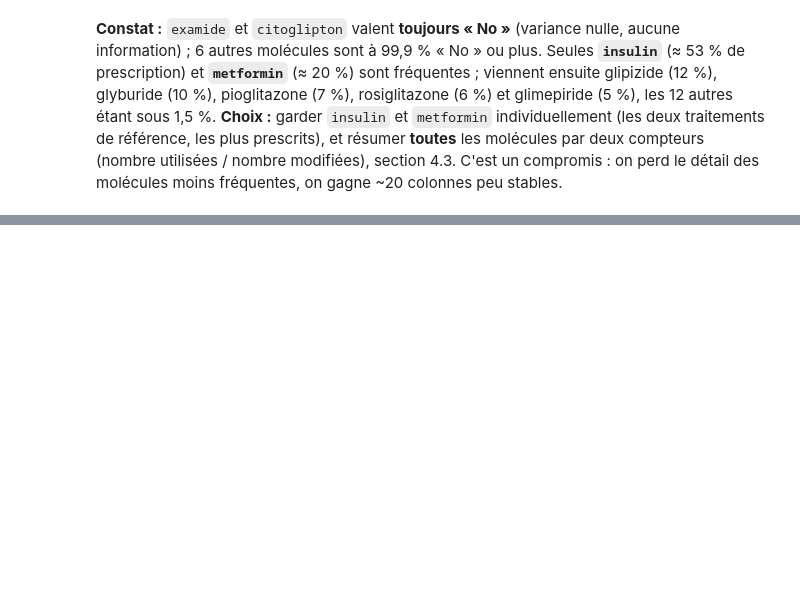
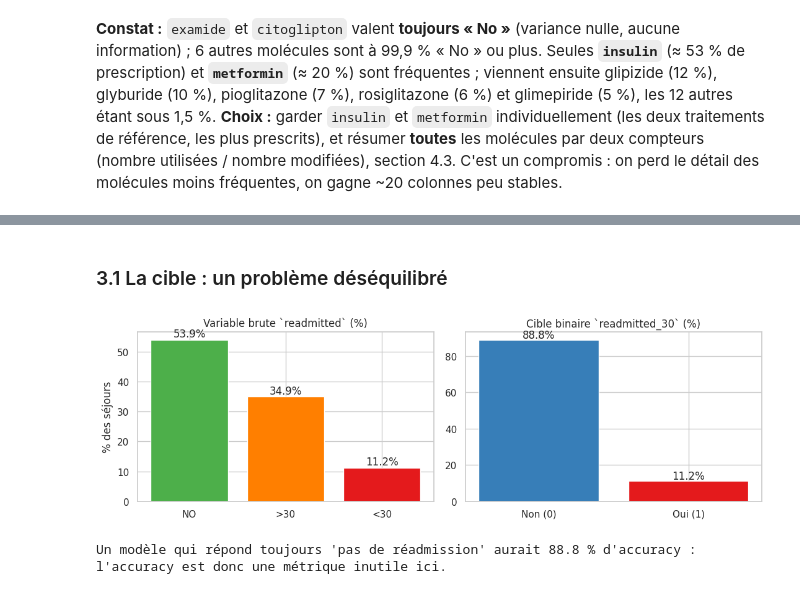
Before and after one commit to Tasnimekaabachi/diabetic-patients-readmission-, a Jupyter notebook: business_understanding.ipynb, the cells around one changed output, grey strips where cells are left out. Cells and saved outputs as stored; diff of their text form; code cells hidden in the pictures; blank space fills up the shorter version.

```diff
--- a/business_understanding.ipynb
+++ b/business_understanding.ipynb
@@ -291,0 +295,15 @@ insulin                      46.56
+# %% [markdown]
+### 3.1 La cible : un problème déséquilibré
+# %%
+fig, ax = plt.subplots(1,2, figsize=(11,3.6))
+cnt = raw.readmitted.value_counts().reindex(["NO",">30","<30"])
+ax[0].bar(cnt.index, cnt.values/len(raw)*100, color=["#4daf4a","#ff7f00","#e41a1c"]); ax[0].set(title="Variable brute `readmitted` (%)", ylabel="% des séjours")
+for i,v in enumerate(cnt.values/len(raw)*100): ax[0].text(i, v+1, f"{v:.1f}%", ha="center")
+b = raw.readmitted_30.value_counts(normalize=True).sort_index()*100
+ax[1].bar(["Non (0)","Oui (1)"], b.values, color=["#377eb8","#e41a1c"]); ax[1].set(title="Cible binaire `readmitted_30` (%)")
+for i,v in enumerate(b.values): ax[1].text(i, v+1, f"{v:.1f}%", ha="center")
+plt.tight_layout(); plt.show()
+print("Un modèle qui répond toujours 'pas de réadmission' aurait", round((1-raw.readmitted_30.mean())*100,1), "% d'accuracy : l'accuracy est donc une métrique inutile ici.")
+# %% [output]
+[figure, added]
+Un modèle qui répond toujours 'pas de réadmission' aurait 88.8 % d'accuracy : l'accuracy est donc une métrique inutile ici.
```
Also changed, not shown: parts of 61 cells of this notebook, 1 other file.
